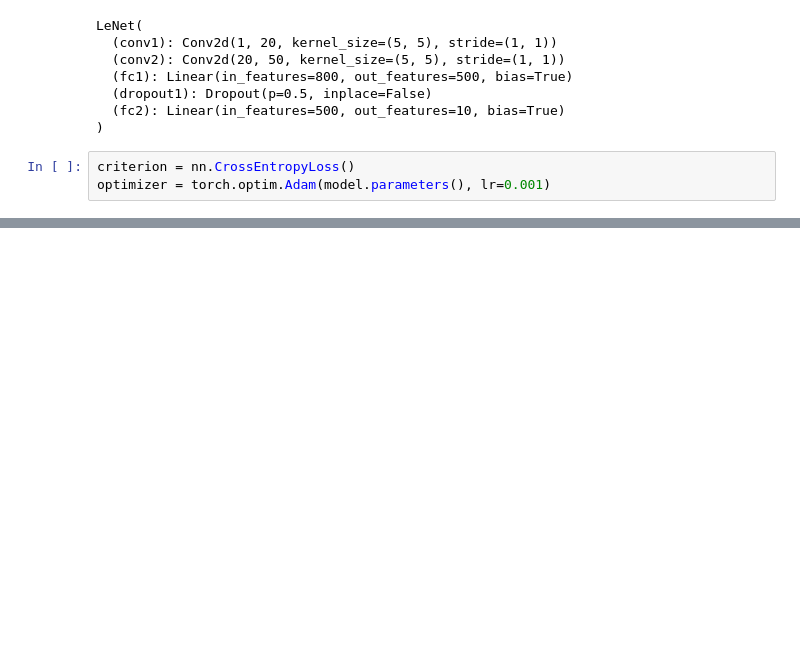
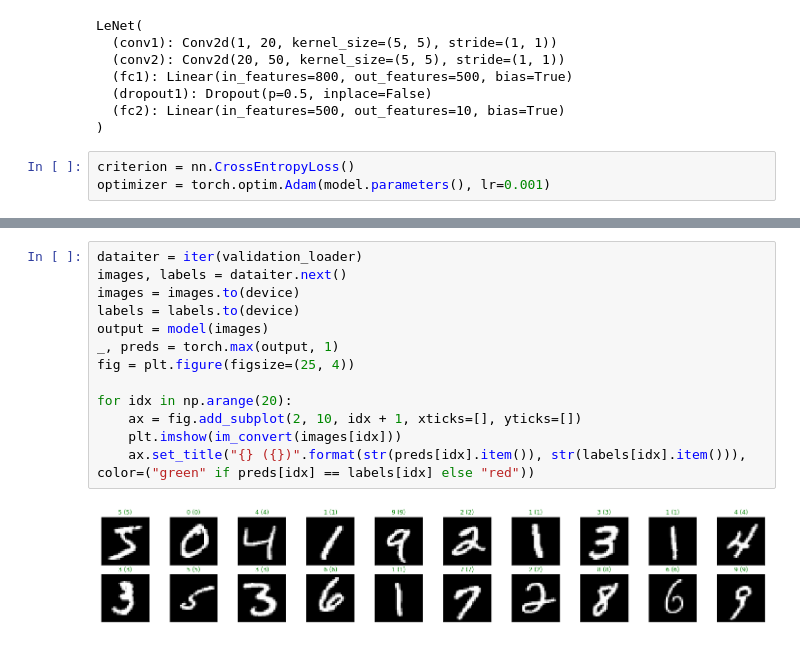
Before and after one commit to lei-fu/pytorch-examples, a Jupyter notebook: CNN.ipynb, the cells around one changed output, grey strips where cells are left out. Drawn from its saved outputs; the diff is of its cells as text; blank space fills up the shorter version.

```diff
--- a/CNN.ipynb
+++ b/CNN.ipynb
@@ -156,0 +174,15 @@ for idx in np.arange(20):
+# %%
+dataiter = iter(validation_loader)
+images, labels = dataiter.next()
+images = images.to(device)
+labels = labels.to(device)
+output = model(images)
+_, preds = torch.max(output, 1)
+fig = plt.figure(figsize=(25, 4))
+
+for idx in np.arange(20):
+    ax = fig.add_subplot(2, 10, idx + 1, xticks=[], yticks=[])
+    plt.imshow(im_convert(images[idx]))
+    ax.set_title("{} ({})".format(str(preds[idx].item()), str(labels[idx].item())), color=("green" if preds[idx] == labels[idx] else "red"))
+# %% [output]
+[figure, added]
```
Also changed, not shown: parts of 11 cells of this notebook.
